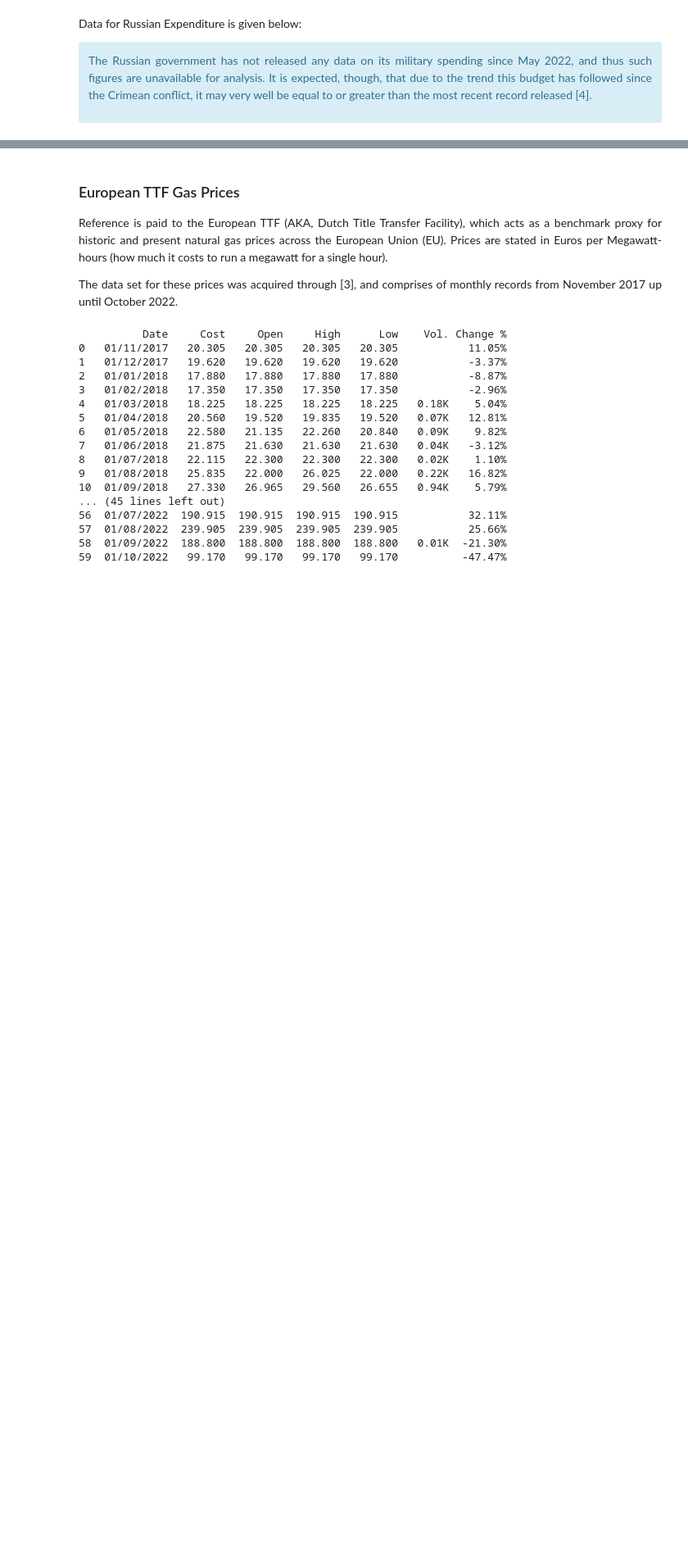
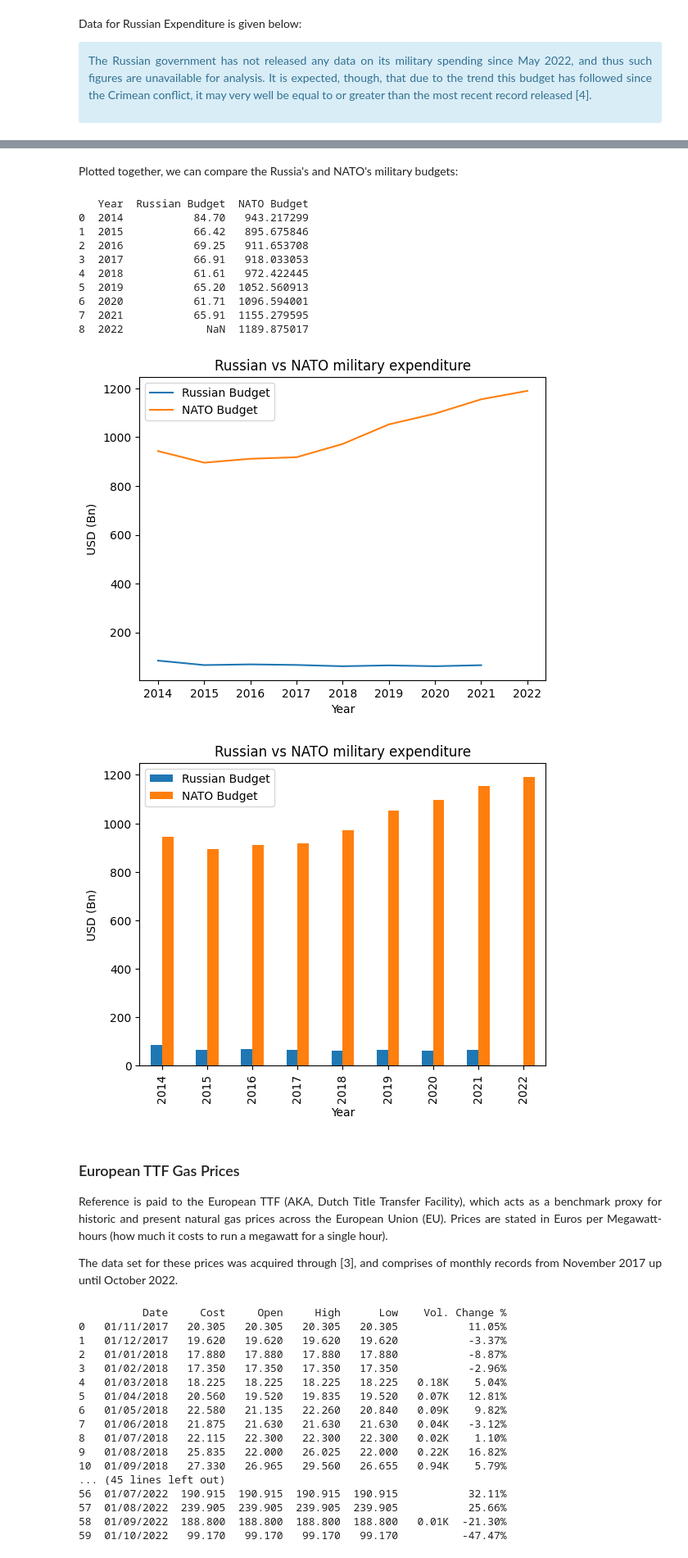
Before and after one commit to berw96/checkpoint, a Jupyter notebook: MSc Data Science (Goldsmiths)/EDA/Propositional Work.ipynb, the cells around one changed output, grey strips where cells are left out. Shown at 82% size. Drawn from its saved outputs; the diff is of its cells as text; code cells hidden in the pictures; blank space fills up the shorter version.

```diff
--- a/MSc Data Science (Goldsmiths)/EDA/Propositional Work.ipynb
+++ b/MSc Data Science (Goldsmiths)/EDA/Propositional Work.ipynb
@@ -137,3 +141,26 @@ with open("datasets/Russia_military_budget_by_billion_dollars.csv", mode = "r")
+# %% [markdown]
+<p align = "justify">Plotted together, we can compare the Russia's and NATO's military budgets:</p>
+# %%
+import pandas as pd
+
+with open("datasets/Compared_military_budgets_by_billion_dollars.csv", mode = "r") as f:
+    comparison_df = pd.read_csv(f)
+    print(comparison_df)
+    comparison_df.plot.line(x = "Year", y =["Russian Budget", "NATO Budget"], title = "Russian vs NATO military expenditure").set_ylabel("USD (Bn)")
+    comparison_df.plot.bar(x = "Year", y = ["Russian Budget", "NATO Budget"], title = "Russian vs NATO military expenditure").set_ylabel("USD (Bn)")
+# %% [output]
+   Year  Russian Budget  NATO Budget
+0  2014           84.70   943.217299
+1  2015           66.42   895.675846
+2  2016           69.25   911.653708
+3  2017           66.91   918.033053
+4  2018           61.61   972.422445
+5  2019           65.20  1052.560913
+6  2020           61.71  1096.594001
+7  2021           65.91  1155.279595
+8  2022             NaN  1189.875017
+[figure, added]
+[figure, added]
 # %% [markdown]
 <h3>European TTF Gas Prices</h3>
 <p align = "justify">Reference is paid to the European TTF (AKA, Dutch Title Transfer Facility), which acts as a benchmark proxy for historic and present natural gas prices across the European Union (EU). Prices are stated in Euros per Megawatt-hours (how much it costs to run a megawatt for a single hour).</p>
```
Also changed, not shown: parts of 3 cells of this notebook, 3 other files.
